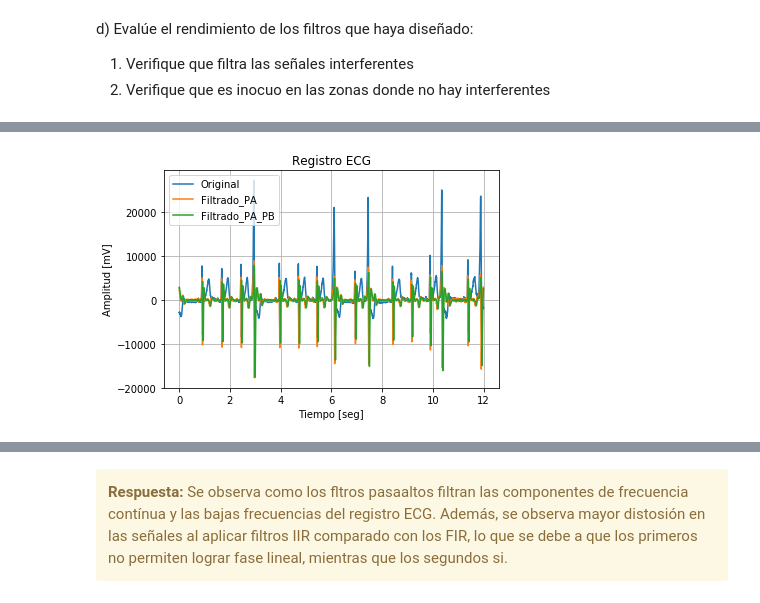
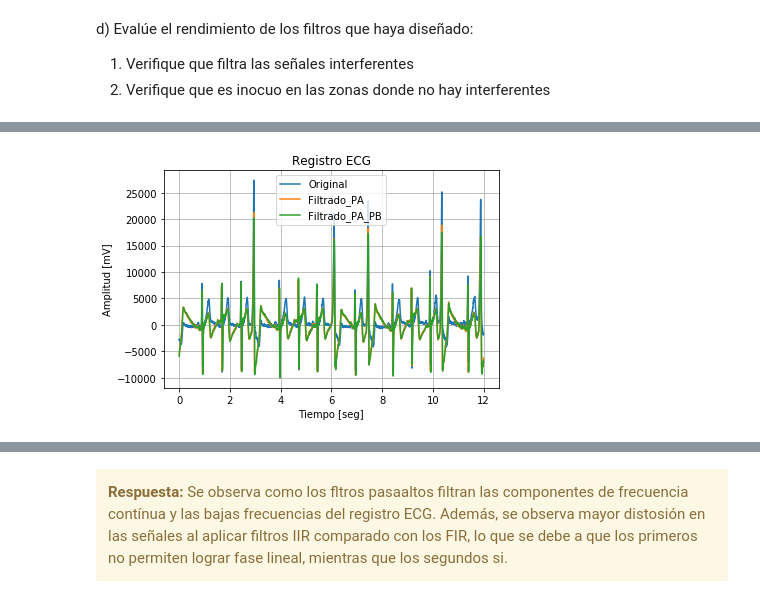
Before and after one commit to rtirapegui/MSE_4Co2019_PSF, a Jupyter notebook: TP2/TP2 - Filtrado.ipynb, the cells around one changed output, grey strips where cells are left out. Saved outputs shown, nothing was run; the diff lists cells and outputs as text; code cells hidden in the pictures.

```diff
--- a/TP2/TP2 - Filtrado.ipynb
+++ b/TP2/TP2 - Filtrado.ipynb
@@ -857,52 +858,52 @@ for i in range(2):
 # %%
 
-# IIR Butterworth
+# IIR1_Chevichef2
 
 # Filtro pasabajos
 
-# Fsb = 45 Hz
-# Fpb = 30 Hz
-# Asb = 100 mV
-# Apb = 100 mV
-# Order = 8
+# Fsb = 50 Hz
+# Fpb = 45 Hz
+# Asb = 50 mV
+# Apb = 50 mV
+# Order = 11
 
 # Filtro pasaaltos
 
 # Fsb = 0.5 Hz
-# Fpb = 8 Hz
-# Asb = 100 mV
-# Apb = 100 mV
-# Order = 2
+# Fpb = 1 Hz
+# Asb = 50 mV
+# Apb = 50 mV
+# Order = 4
 
 # Filtro IIR1_PA
-data = np.load('IIR1_PA_BUTTER_N_2.npz')
+data = np.load('IIR1_PA_CHEV2_N_4.npz')
 h_IIR1_pa = data['ba']
 b_IIR1_pa = h_IIR1_pa[0]
 a_IIR1_pa = h_IIR1_pa[1]
 IIR1_pa_ww, IIR1_pa_hh = sig.freqz(b_IIR1_pa, a_IIR1_pa)
 IIR1_pa_ww = IIR1_pa_ww / np.pi
 
 # Filtro IIR1_PB
-data = np.load('IIR1_PB_BUTTER_N_8.npz')
+data = np.load('IIR1_PB_CHEV2_N_11.npz')
 h_IIR1_pb = data['ba']
 b_IIR1_pb = h_IIR1_pb[0]
 a_IIR1_pb = h_IIR1_pb[1]
 IIR1_pb_ww, IIR1_pb_hh = sig.freqz(b_IIR1_pb, a_IIR1_pb)
 IIR1_pb_ww = IIR1_pb_ww / np.pi
 
 plt.close('all')
 
 for i in range(3):
     ecg_N_start = int(zonas_sin_interf[i][0])
     ecg_N_end = int(zonas_sin_interf[i][1])
 
     plot_filtered_signals(b_IIR1_pb, a_IIR1_pb, b_IIR1_pa, a_IIR1_pa, i, ecg_N_start, ecg_N_end)
 
 # Filtrado zonas con interferencia
 for i in range(2):
     ecg_N_start = int(zonas_con_interf_baja_frec[i][0])
     ecg_N_end = int(zonas_con_interf_baja_frec[i][1])
 
     plot_filtered_signals(b_IIR1_pb, a_IIR1_pb, b_IIR1_pa, a_IIR1_pa, i + 7, ecg_N_start, ecg_N_end)
 # %% [output]
-[figure, old version]
+[figure, new version]
```
Also changed, not shown: parts of 10 cells of this notebook, 16 other files.
